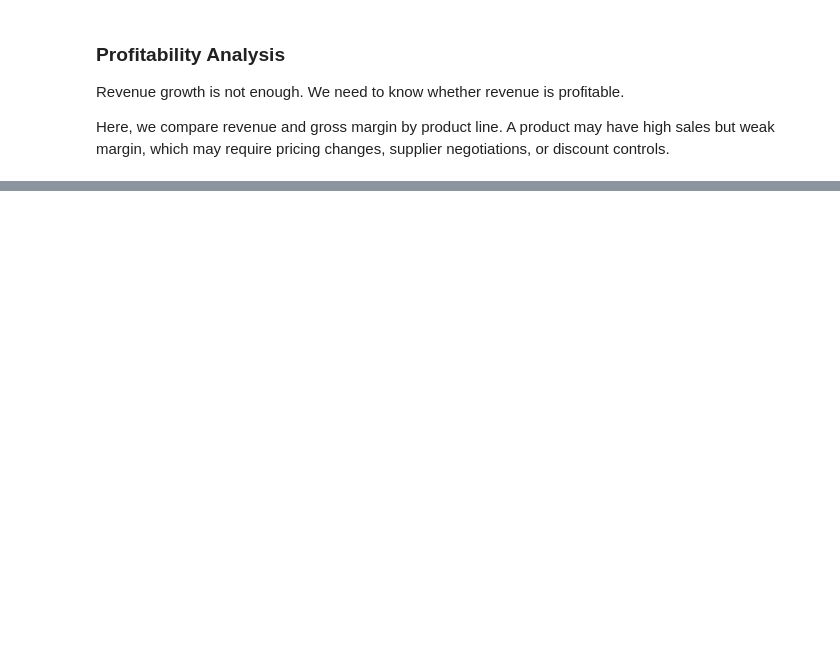
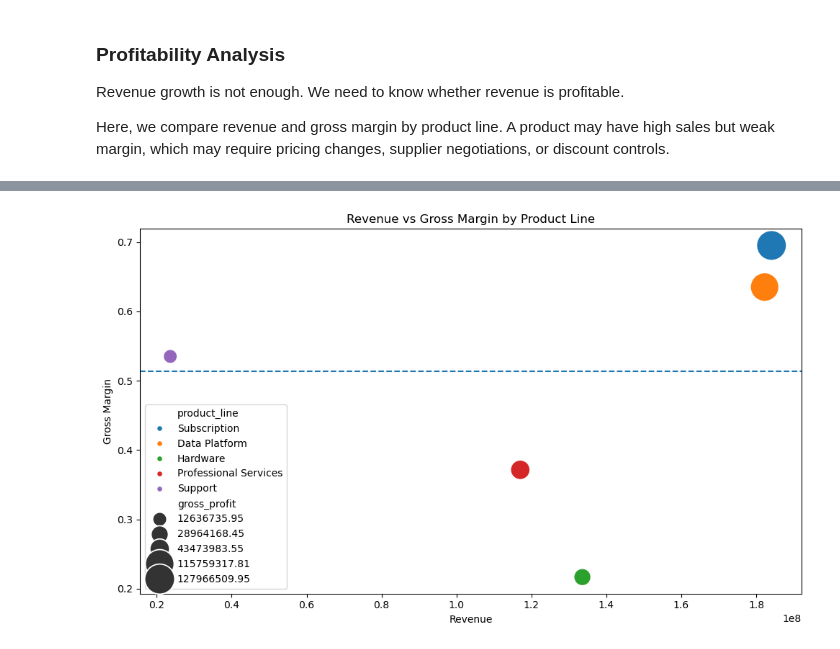
Before and after one commit to profshai/financial-analysis-forecasting, a Jupyter notebook: notebooks/01_financial_analysis.ipynb, the cells around one changed output, grey strips where cells are left out. Cells and saved outputs as stored; diff of their text form; code cells hidden in the pictures; blank space fills up the shorter version.

```diff
--- a/notebooks/01_financial_analysis.ipynb
+++ b/notebooks/01_financial_analysis.ipynb
@@ -316,0 +433,20 @@ revenue_by_product.head()
+# %%
+plt.figure(figsize=(10, 6))
+sns.scatterplot(
+    data=profitability,
+    x="revenue",
+    y="gross_margin",
+    size="gross_profit",
+    hue="product_line",
+    sizes=(200, 900)
+)
+
+plt.axhline(portfolio_gross_margin, linestyle="--")
+plt.title("Revenue vs Gross Margin by Product Line")
+plt.xlabel("Revenue")
+plt.ylabel("Gross Margin")
+plt.tight_layout()
+plt.savefig(FIGURES_DIR / "revenue_vs_margin_by_product.png", dpi=300)
+plt.show()
+# %% [output]
+[figure, added]
```
Also changed, not shown: parts of 80 cells of this notebook.
